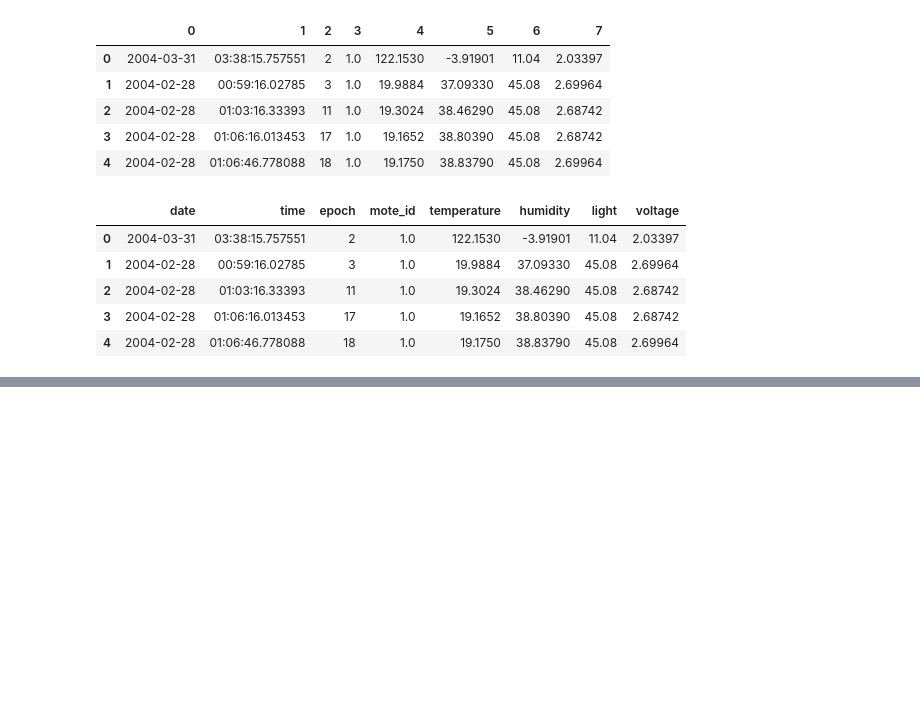
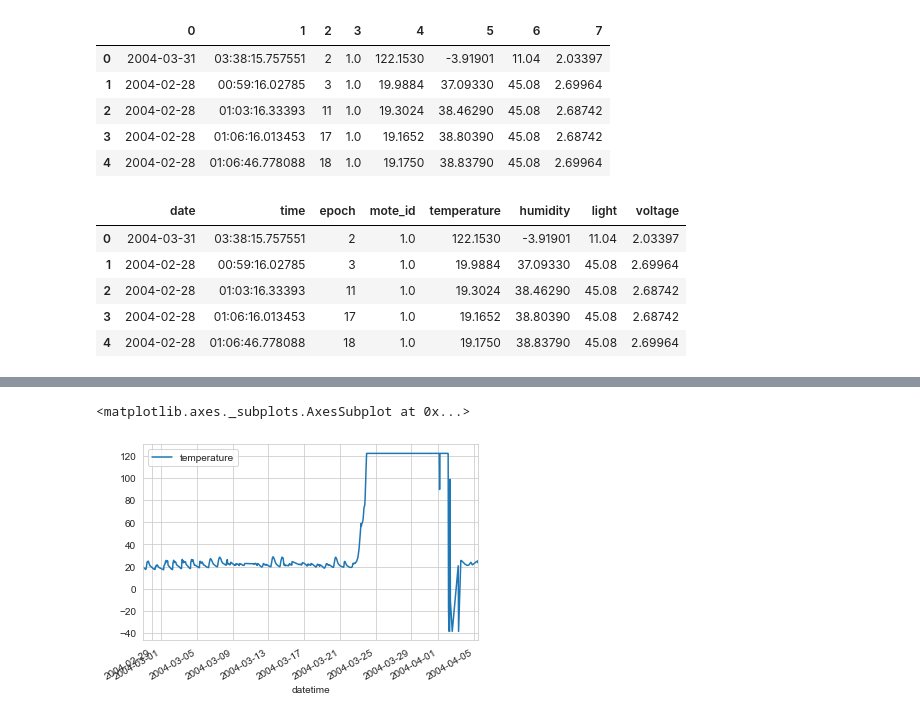
Before and after one commit to swaption2009/capstone, a Jupyter notebook: DEND Capstone Project - Workbook2.ipynb, the cells around one changed output, grey strips where cells are left out. Drawn from its saved outputs; the diff is of its cells as text; code cells hidden in the pictures; blank space fills up the shorter version.

```diff
--- a/DEND Capstone Project - Workbook2.ipynb
+++ b/DEND Capstone Project - Workbook2.ipynb
@@ -87,0 +44,5 @@ dtype: float64
+# %%
+sensor_data['datetime'] = sensor_data['date'] + ' ' + sensor_data['time']
+sensor_data['datetime'] = pd.to_datetime(sensor_data['datetime'])
+sensor_data['datetime'] = sensor_data['datetime'].values.astype('<M8[h]')
+sensor_data.head(10)
@@ -87,0 +61,3 @@ dtype: float64
+# %%
+sensor_data.sort_values(by=['mote_id', 'datetime'], inplace=True)
+sensor_data.tail()
@@ -326,0 +98,3 @@ agg_sensor_signals.head()
+# %%
+sensor_data.drop_duplicates('datetime', inplace=True)
+sensor_data.tail()
@@ -326,0 +108,5 @@ agg_sensor_signals.head()
+# %%
+sensor_data.plot(x='datetime', y='temperature')
+# %% [output]
+<matplotlib.axes._subplots.AxesSubplot at 0x...>
+[figure, added]
```
Also changed, not shown: parts of 46 cells of this notebook.
